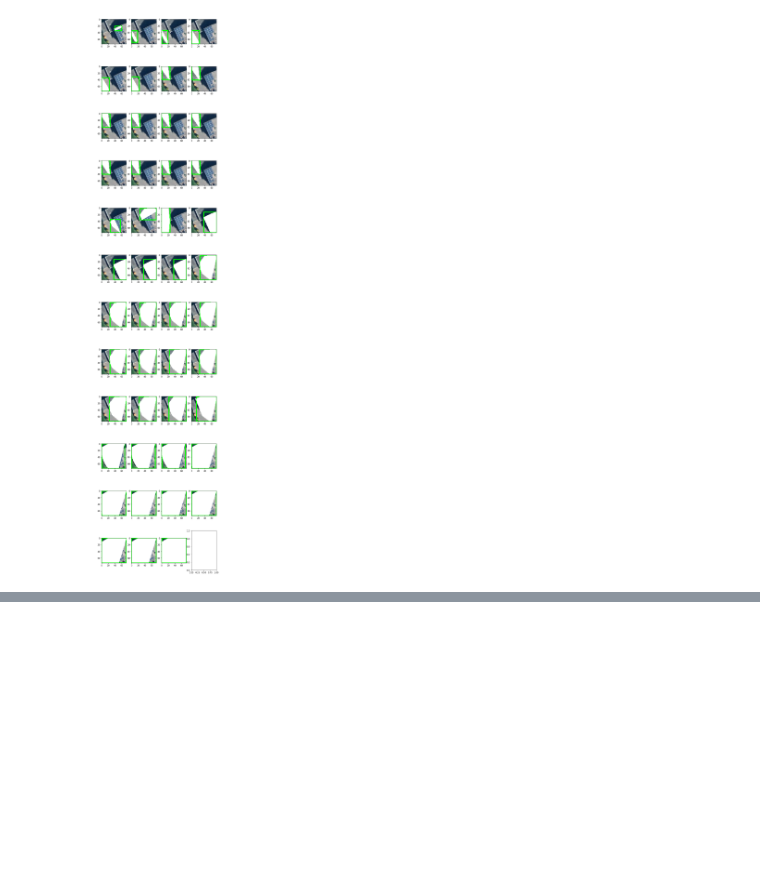
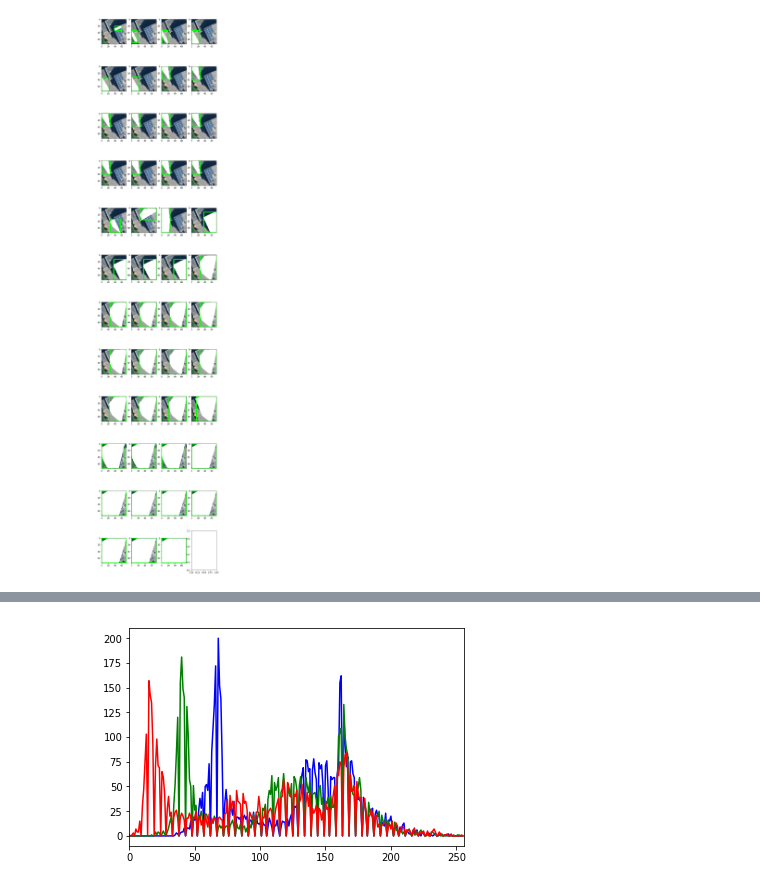
Before and after one commit to thinkpractice/DeepSolaris, a Jupyter notebook: MSER_features.ipynb, the cells around one changed output, grey strips where cells are left out. Saved outputs shown, nothing was run; the diff lists cells and outputs as text; code cells hidden in the pictures; blank space fills up the shorter version.

```diff
--- a/MSER_features.ipynb
+++ b/MSER_features.ipynb
@@ -158,0 +213,7 @@ for mser in sorted_msers:
+# %%
+for i, col in enumerate(["b", "g", "r"]):
+    hist = cv.calcHist([orig], [i], None, [256], [0, 255])
+    plt.plot(hist,color = col)
+    plt.xlim([0,256])
+# %% [output]
+[figure, added]
```
Also changed, not shown: parts of 6 cells of this notebook.
